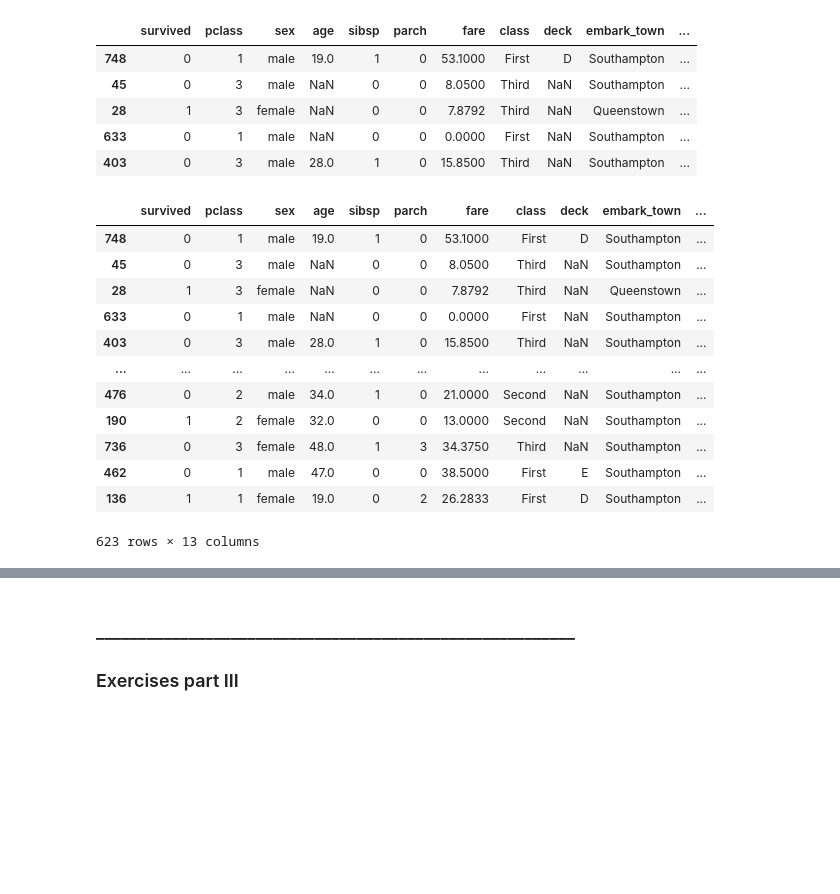
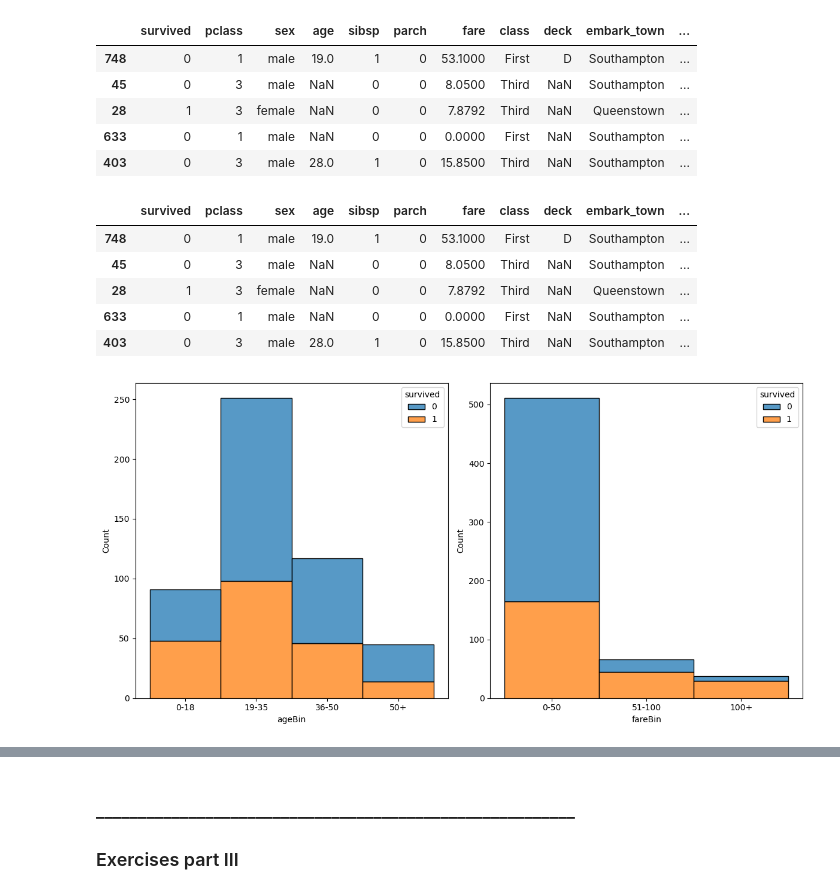
Before and after one commit to Marc-Aradillas/Classification_exercises.ipynb, a Jupyter notebook: classification_exercises.ipynb, the cells around one changed output, grey strips where cells are left out. Saved outputs shown, nothing was run; the diff lists cells and outputs as text; code cells hidden in the pictures; blank space fills up the shorter version.

```diff
--- a/classification_exercises.ipynb
+++ b/classification_exercises.ipynb
@@ -1477,7 +1487,7 @@ train['ageBin'] = pd.cut(train['age'], bins=[0, 18, 35, 50, 100], labels=['0-18'
 # Bin fare
 train['fareBin'] = pd.cut(train['fare'], bins=[0, 50, 100, 1000], labels=['0-50', '51-100', '100+'])
 # %%
-train
+train.head()
 # %% [output]
 |  | survived | pclass | sex | age | sibsp | parch | fare | class | deck | embark_town | ... |
 | 748 | 0 | 1 | male | 19.0 | 1 | 0 | 53.1000 | First | D | Southampton | ... |
@@ -1485,13 +1495,18 @@ train
 | 28 | 1 | 3 | female | NaN | 0 | 0 | 7.8792 | Third | NaN | Queenstown | ... |
 | 633 | 0 | 1 | male | NaN | 0 | 0 | 0.0000 | First | NaN | Southampton | ... |
 | 403 | 0 | 3 | male | 28.0 | 1 | 0 | 15.8500 | Third | NaN | Southampton | ... |
-| ... | ... | ... | ... | ... | ... | ... | ... | ... | ... | ... | ... |
-| 476 | 0 | 2 | male | 34.0 | 1 | 0 | 21.0000 | Second | NaN | Southampton | ... |
-| 190 | 1 | 2 | female | 32.0 | 0 | 0 | 13.0000 | Second | NaN | Southampton | ... |
-| 736 | 0 | 3 | female | 48.0 | 1 | 3 | 34.3750 | Third | NaN | Southampton | ... |
-| 462 | 0 | 1 | male | 47.0 | 0 | 0 | 38.5000 | First | E | Southampton | ... |
-| 136 | 1 | 1 | female | 19.0 | 0 | 2 | 26.2833 | First | D | Southampton | ... |
-623 rows × 13 columns
+# %%
+plt.figure(figsize=(12, 6))
+
+plt.subplot(121)
+sns.histplot(data=train, x = 'ageBin', hue='survived', multiple='stack')
+plt.subplot(122)
+sns.histplot(data=train, x = 'fareBin', hue='survived', multiple='stack')
+
+plt.tight_layout()
+plt.show()
+# %% [output]
+[figure, added]
 # %%
 # Creating a new feature "FamilySize"
 train['familySize'] = train['sibsp'] + train['parch']
```
Also changed, not shown: parts of 17 cells of this notebook, 2 other files.
